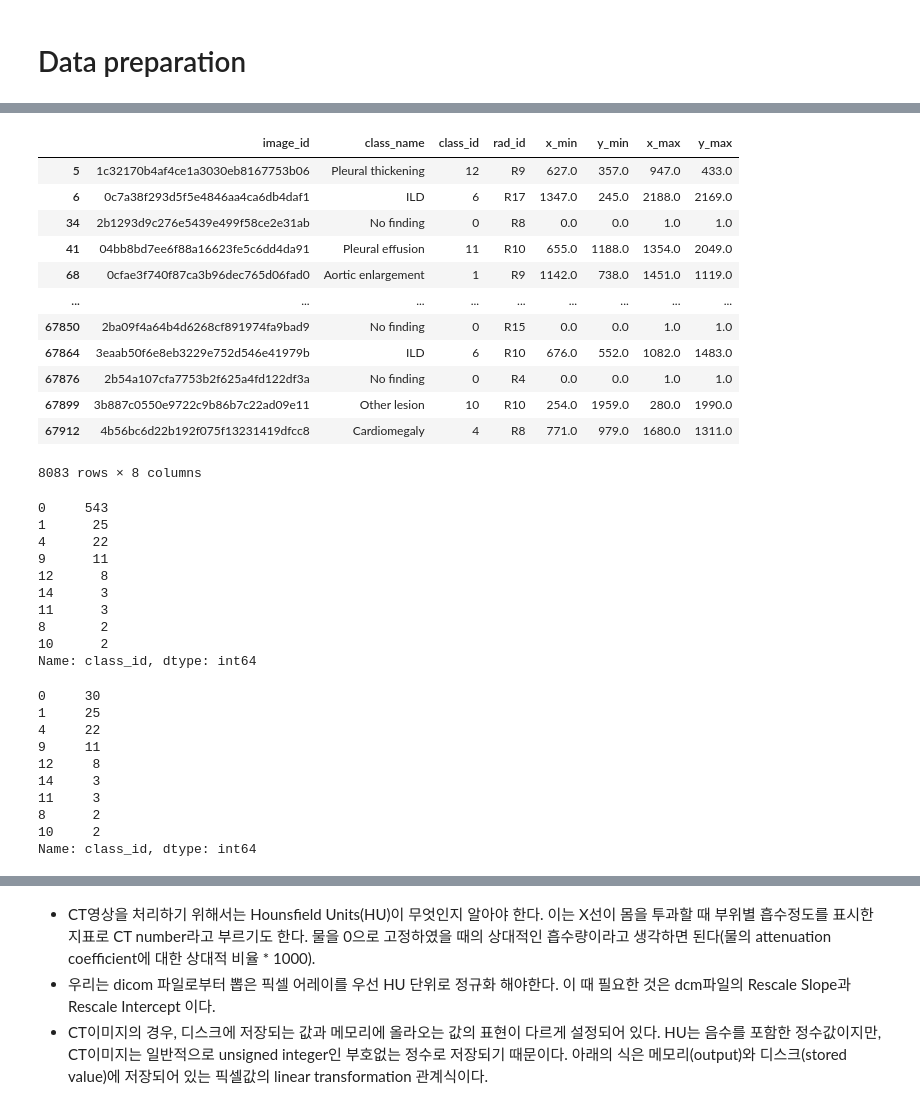
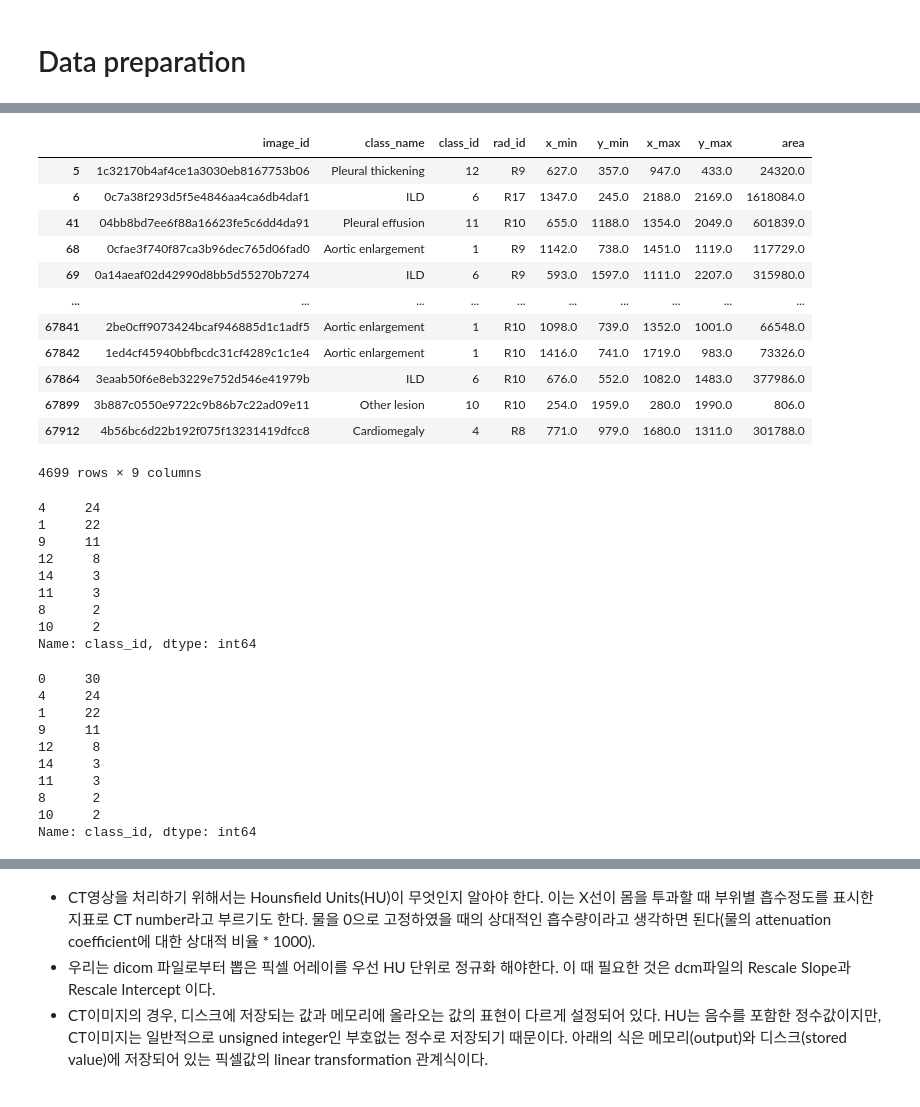
Before and after one commit to bibiana1202/reference_study, a Jupyter notebook: Faster RCNN/vinbigdata-fasterrcnn-pytorch-train.ipynb, the cells around one changed output, grey strips where cells are left out. Cells and saved outputs as stored; diff of their text form; code cells hidden in the pictures.

```diff
--- a/Faster RCNN/vinbigdata-fasterrcnn-pytorch-train.ipynb
+++ b/Faster RCNN/vinbigdata-fasterrcnn-pytorch-train.ipynb
@@ -257,47 +287,49 @@ print(len(valid_df),len(train_df))
 # %%
-#Clean
+# Clean
 # bbox 1
-"""# 박스 넓이 1이하 삭제 -> bbox가 너무 작으면 오류 **** 해야한다고..
+# 박스 넓이 1이하 삭제 -> bbox가 너무 작으면 오류 **** 해야한다고.. -> no finding 자연스래 삭제됨
 # 작으면 못그린다..................
+
 train_df['area'] = (train_df['x_max'] - train_df['x_min']) * (train_df['y_max'] - train_df['y_min'])
 valid_df['area'] = (valid_df['x_max'] - valid_df['x_min']) * (valid_df['y_max'] - valid_df['y_min'])
 train_df = train_df[train_df['area'] > 1]
-valid_df = valid_df[valid_df['area'] > 1]"""
+valid_df = valid_df[valid_df['area'] > 1]
 
+
+"""
 # 0~14 클래스id 사용
 train_df = train_df[(train_df['class_id'] > -1) & (train_df['class_id'] < 15)]
 valid_df = valid_df[(valid_df['class_id'] > -1) & (valid_df['class_id'] < 15)]
-
+"""
 
 #train_df = train_df.drop(['area'], axis = 1)
 train_df
 # %% [output]
-|  | image_id | class_name | class_id | rad_id | x_min | y_min | x_max | y_max |
-| 5 | 1c32170b4af4ce1a3030eb8167753b06 | Pleural thickening | 12 | R9 | 627.0 | 357.0 | 947.0 | 433.0 |
-| 6 | 0c7a38f293d5f5e4846aa4ca6db4daf1 | ILD | 6 | R17 | 1347.0 | 245.0 | 2188.0 | 2169.0 |
-| 34 | 2b1293d9c276e5439e499f58ce2e31ab | No finding | 0 | R8 | 0.0 | 0.0 | 1.0 | 1.0 |
-| 41 | 04bb8bd7ee6f88a16623fe5c6dd4da91 | Pleural effusion | 11 | R10 | 655.0 | 1188.0 | 1354.0 | 2049.0 |
-| 68 | 0cfae3f740f87ca3b96dec765d06fad0 | Aortic enlargement | 1 | R9 | 1142.0 | 738.0 | 1451.0 | 1119.0 |
-| ... | ... | ... | ... | ... | ... | ... | ... | ... |
-| 67850 | 2ba09f4a64b4d6268cf891974fa9bad9 | No finding | 0 | R15 | 0.0 | 0.0 | 1.0 | 1.0 |
-| 67864 | 3eaab50f6e8eb3229e752d546e41979b | ILD | 6 | R10 | 676.0 | 552.0 | 1082.0 | 1483.0 |
-| 67876 | 2b54a107cfa7753b2f625a4fd122df3a | No finding | 0 | R4 | 0.0 | 0.0 | 1.0 | 1.0 |
-| 67899 | 3b887c0550e9722c9b86b7c22ad09e11 | Other lesion | 10 | R10 | 254.0 | 1959.0 | 280.0 | 1990.0 |
-| 67912 | 4b56bc6d22b192f075f13231419dfcc8 | Cardiomegaly | 4 | R8 | 771.0 | 979.0 | 1680.0 | 1311.0 |
+|  | image_id | class_name | class_id | rad_id | x_min | y_min | x_max | y_max | area |
+| 5 | 1c32170b4af4ce1a3030eb8167753b06 | Pleural thickening | 12 | R9 | 627.0 | 357.0 | 947.0 | 433.0 | 24320.0 |
+| 6 | 0c7a38f293d5f5e4846aa4ca6db4daf1 | ILD | 6 | R17 | 1347.0 | 245.0 | 2188.0 | 2169.0 | 1618084.0 |
+| 41 | 04bb8bd7ee6f88a16623fe5c6dd4da91 | Pleural effusion | 11 | R10 | 655.0 | 1188.0 | 1354.0 | 2049.0 | 601839.0 |
+| 68 | 0cfae3f740f87ca3b96dec765d06fad0 | Aortic enlargement | 1 | R9 | 1142.0 | 738.0 | 1451.0 | 1119.0 | 117729.0 |
+| 69 | 0a14aeaf02d42990d8bb5d55270b7274 | ILD | 6 | R9 | 593.0 | 1597.0 | 1111.0 | 2207.0 | 315980.0 |
+| ... | ... | ... | ... | ... | ... | ... | ... | ... | ... |
+| 67841 | 2be0cff9073424bcaf946885d1c1adf5 | Aortic enlargement | 1 | R10 | 1098.0 | 739.0 | 1352.0 | 1001.0 | 66548.0 |
+| 67842 | 1ed4cf45940bbfbcdc31cf4289c1c1e4 | Aortic enlargement | 1 | R10 | 1416.0 | 741.0 | 1719.0 | 983.0 | 73326.0 |
+| 67864 | 3eaab50f6e8eb3229e752d546e41979b | ILD | 6 | R10 | 676.0 | 552.0 | 1082.0 | 1483.0 | 377986.0 |
+| 67899 | 3b887c0550e9722c9b86b7c22ad09e11 | Other lesion | 10 | R10 | 254.0 | 1959.0 | 280.0 | 1990.0 | 806.0 |
+| 67912 | 4b56bc6d22b192f075f13231419dfcc8 | Cardiomegaly | 4 | R8 | 771.0 | 979.0 | 1680.0 | 1311.0 | 301788.0 |
-8083 rows × 8 columns
+4699 rows × 9 columns
 # %%
 # valid 불균형 조절 = nofinding 양 줄이기
 valid_df['class_id'].value_counts()
 # %% [output]
-0     543
-1      25
-4      22
-9      11
-12      8
-14      3
-11      3
-8       2
-10      2
+4     24
+1     22
+9     11
+12     8
+14     3
+11     3
+8      2
+10     2
 Name: class_id, dtype: int64
 # %%
 valid_0= valid_df[valid_df['class_id']==0]
@@ -311,8 +343,8 @@ valid_df = valid_df3
 valid_df['class_id'].value_counts()
 # %% [output]
 0     30
-1     25
-4     22
+4     24
+1     22
 9     11
 12     8
 14     3
```
Also changed, not shown: parts of 21 cells of this notebook, 3 other files.
